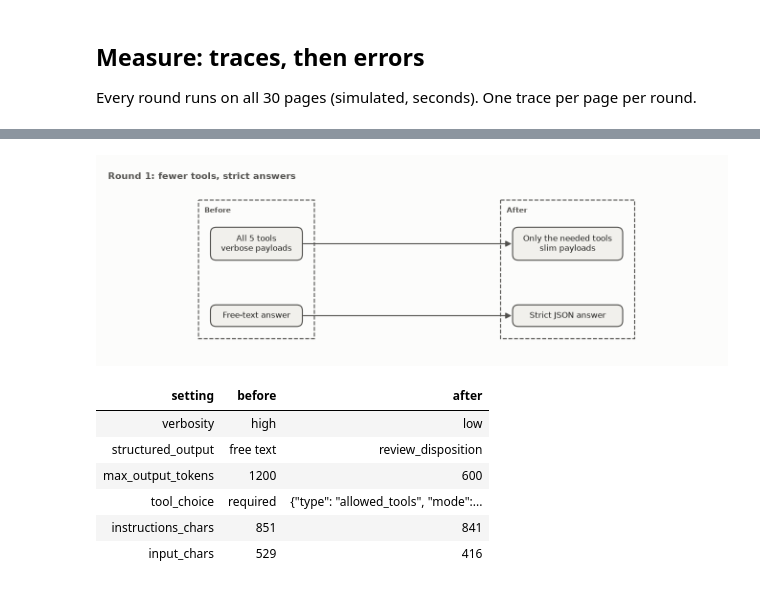
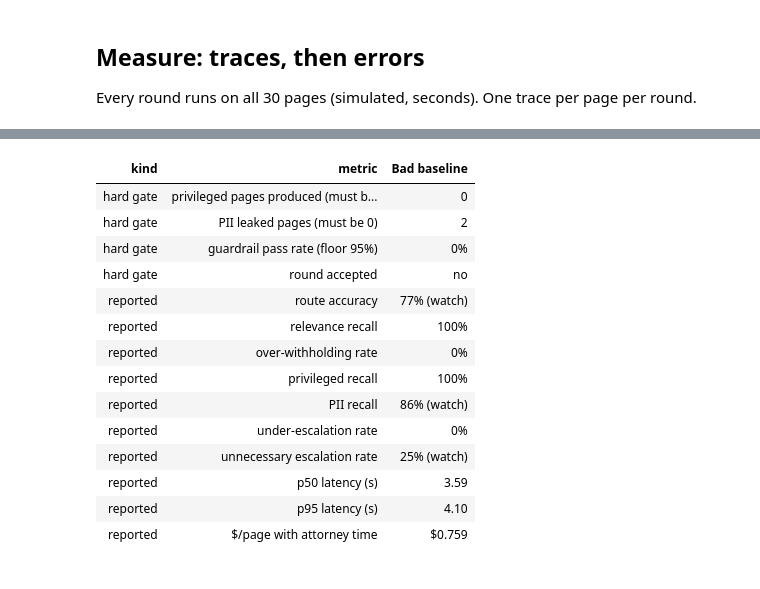
Before and after one commit to gduchidze-ship-it/datafest-agent-opt, a Jupyter notebook: notebooks/optimizing_document_review_agents_demo.ipynb, the cells around one changed output, grey strips where cells are left out. Saved outputs shown, nothing was run; the diff lists cells and outputs as text; code cells hidden in the pictures.

```diff
--- a/notebooks/optimizing_document_review_agents_demo.ipynb
+++ b/notebooks/optimizing_document_review_agents_demo.ipynb
@@ -214,14 +216,18 @@ Bad baseline: REJECTED (guardrail pass 0%, floor 95%; failures: too_many_unneces
 # %%
-draw_diagram("round1")
+display(metrics_table(traces, [BASELINE]).style.hide(axis="index"))
 # %% [output]
-[figure, removed]
+| kind | metric | Bad baseline |
+| hard gate | privileged pages produced (must b... | 0 |
+| hard gate | PII leaked pages (must be 0) | 2 |
+| hard gate | guardrail pass rate (floor 95%) | 0% |
+| hard gate | round accepted | no |
+| reported | route accuracy | 77% (watch) |
+| reported | relevance recall | 100% |
+| reported | over-withholding rate | 0% |
+| reported | privileged recall | 100% |
+| reported | PII recall | 86% (watch) |
+| reported | under-escalation rate | 0% |
+| reported | unnecessary escalation rate | 25% (watch) |
+| reported | p50 latency (s) | 3.59 |
+| reported | p95 latency (s) | 4.10 |
+| reported | $/page with attorney time | $0.759 |
-# %%
-display(request_diff(BASELINE, CONTROLS, SAMPLE_PAGE).style.hide(axis="index"))
-# %% [output]
-| setting | before | after |
-| verbosity | high | low |
-| structured_output | free text | review_disposition |
-| max_output_tokens | 1200 | 600 |
-| tool_choice | required | {"type": "allowed_tools", "mode":... |
-| instructions_chars | 851 | 841 |
-| input_chars | 529 | 416 |
```
Also changed, not shown: parts of 73 cells of this notebook, 11 other files.
